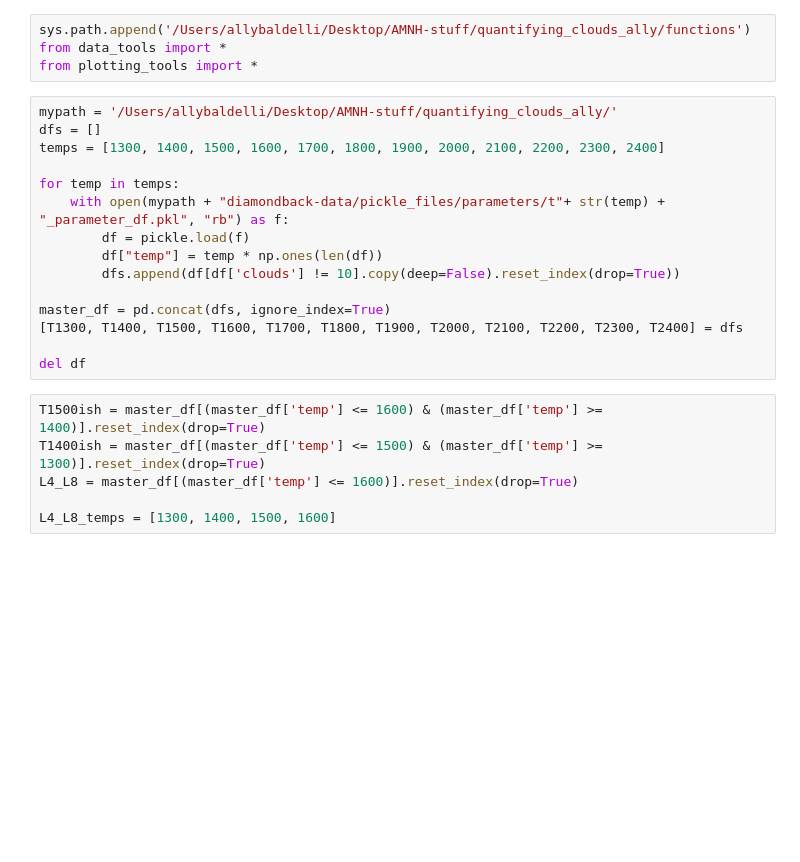
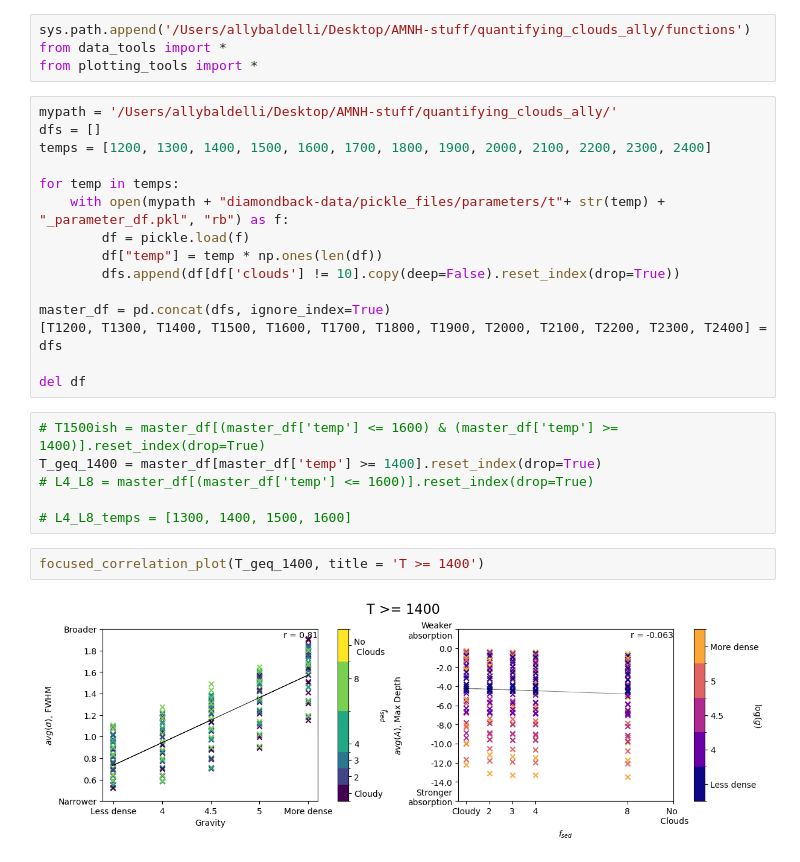
Before and after one commit to BDNYC/quantifying_clouds_ally, a Jupyter notebook: notebooks/multi-t.ipynb, the cells around one changed output. Drawn from its saved outputs; the diff is of its cells as text; blank space fills up the shorter version.

```diff
--- a/notebooks/multi-t.ipynb
+++ b/notebooks/multi-t.ipynb
@@ -15,7 +15,7 @@ from plotting_tools import *
 # %%
 mypath = '/Users/allybaldelli/Desktop/AMNH-stuff/quantifying_clouds_ally/'
 dfs = []
-temps = [1300, 1400, 1500, 1600, 1700, 1800, 1900, 2000, 2100, 2200, 2300, 2400]
+temps = [1200, 1300, 1400, 1500, 1600, 1700, 1800, 1900, 2000, 2100, 2200, 2300, 2400]
 
 for temp in temps:
     with open(mypath + "diamondback-data/pickle_files/parameters/t"+ str(temp) + "_parameter_df.pkl", "rb") as f:
@@ -24,15 +24,19 @@ for temp in temps:
         dfs.append(df[df['clouds'] != 10].copy(deep=False).reset_index(drop=True))
 
 master_df = pd.concat(dfs, ignore_index=True)
-[T1300, T1400, T1500, T1600, T1700, T1800, T1900, T2000, T2100, T2200, T2300, T2400] = dfs
+[T1200, T1300, T1400, T1500, T1600, T1700, T1800, T1900, T2000, T2100, T2200, T2300, T2400] = dfs
 
 del df
 # %%
-T1500ish = master_df[(master_df['temp'] <= 1600) & (master_df['temp'] >= 1400)].reset_index(drop=True)
-T1400ish = master_df[(master_df['temp'] <= 1500) & (master_df['temp'] >= 1300)].reset_index(drop=True)
-L4_L8 = master_df[(master_df['temp'] <= 1600)].reset_index(drop=True)
+# T1500ish = master_df[(master_df['temp'] <= 1600) & (master_df['temp'] >= 1400)].reset_index(drop=True)
+T_geq_1400 = master_df[master_df['temp'] >= 1400].reset_index(drop=True)
+# L4_L8 = master_df[(master_df['temp'] <= 1600)].reset_index(drop=True)
 
-L4_L8_temps = [1300, 1400, 1500, 1600]
+# L4_L8_temps = [1300, 1400, 1500, 1600]
+# %%
+focused_correlation_plot(T_geq_1400, title = 'T >= 1400')
+# %% [output]
+[figure, added]
 # %%
 for index in range(len(temps)):
     temp = temps[index]
```
Also changed, not shown: parts of 4 cells of this notebook.
